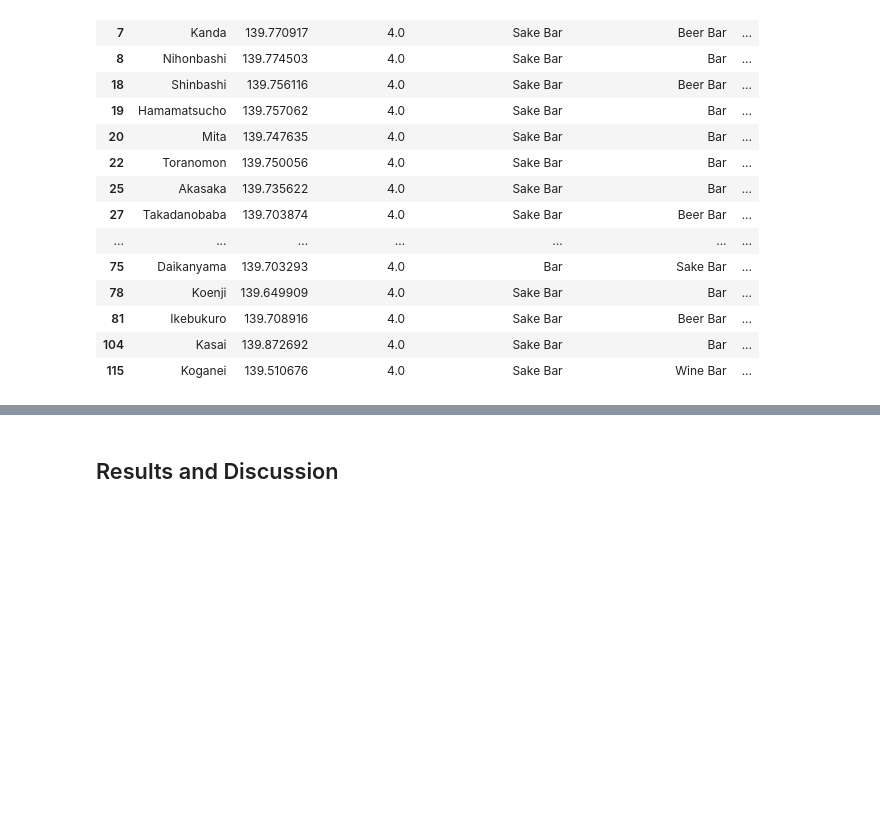
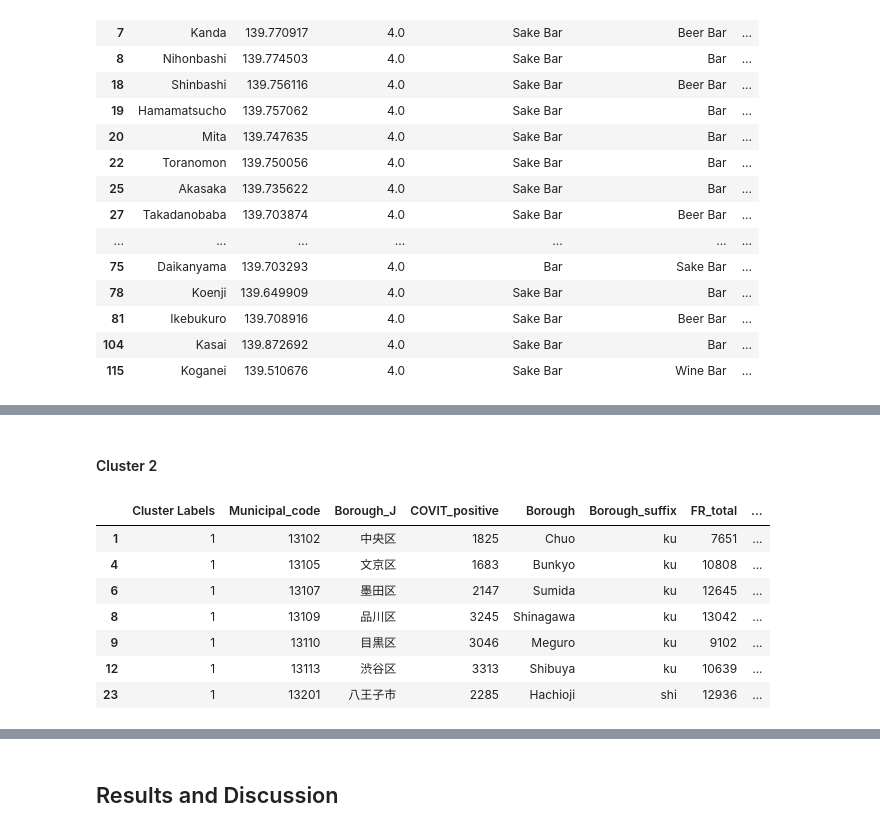
Before and after one commit to taakuu/Coursera_Capstone, a Jupyter notebook: Week4-5_The_Battle_of_Neighborhoods/Week5-The-Battle-of-Neighborhoods.ipynb, the cells around one changed output, grey strips where cells are left out. Drawn from its saved outputs; the diff is of its cells as text; code cells hidden in the pictures; blank space fills up the shorter version.

```diff
--- a/Week4-5_The_Battle_of_Neighborhoods/Week5-The-Battle-of-Neighborhoods.ipynb
+++ b/Week4-5_The_Battle_of_Neighborhoods/Week5-The-Battle-of-Neighborhoods.ipynb
@@ -1196,0 +1297,12 @@ tokyo_merged.loc[tokyo_merged['Cluster Labels'] == 4, tokyo_merged.columns[[1] +
+# %%
+tokyo_merged_borough = covit_foreign_bar.copy()
+
+# add clustering labels
+tokyo_merged_borough.insert(0, 'Cluster Labels', kmeans.labels_)
+
+# merge neighborhoods with neighborhoods_venues_sorted to add latitude/longitude for each neighborhood
+#tokyo_merged = tokyo_merged.join(neighborhoods_venues_sorted.set_index('Neighborhood'), on='Neighborhood')
+#tokyo_merged = tokyo_merged.join(tokyo_venues_bar_count.set_index('Neighborhood'), on='Neighborhood')
+
+print(tokyo_merged_borough.shape)
+tokyo_merged_borough.head() # check the last columns!
@@ -1196,0 +1370,13 @@ tokyo_merged.loc[tokyo_merged['Cluster Labels'] == 4, tokyo_merged.columns[[1] +
+# %% [markdown]
+#### Cluster 2
+# %%
+tokyo_merged_borough.loc[tokyo_merged_borough['Cluster Labels'] == 1]
+# %% [output]
+|  | Cluster Labels | Municipal_code | Borough_J | COVIT_positive | Borough | Borough_suffix | FR_total | ... |
+| 1 | 1 | 13102 | 中央区 | 1825 | Chuo | ku | 7651 | ... |
+| 4 | 1 | 13105 | 文京区 | 1683 | Bunkyo | ku | 10808 | ... |
+| 6 | 1 | 13107 | 墨田区 | 2147 | Sumida | ku | 12645 | ... |
+| 8 | 1 | 13109 | 品川区 | 3245 | Shinagawa | ku | 13042 | ... |
+| 9 | 1 | 13110 | 目黒区 | 3046 | Meguro | ku | 9102 | ... |
+| 12 | 1 | 13113 | 渋谷区 | 3313 | Shibuya | ku | 10639 | ... |
+| 23 | 1 | 13201 | 八王子市 | 2285 | Hachioji | shi | 12936 | ... |
```
Also changed, not shown: parts of 37 cells of this notebook.
